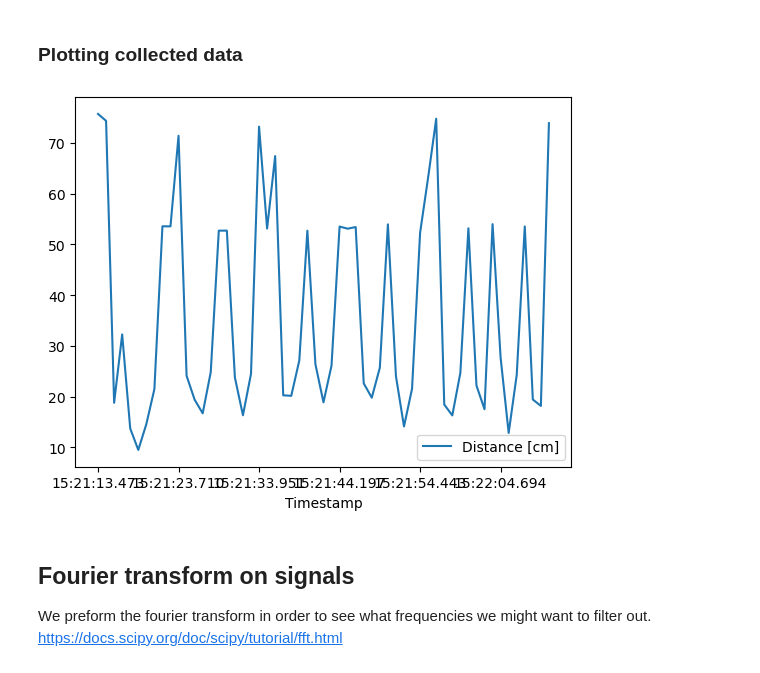
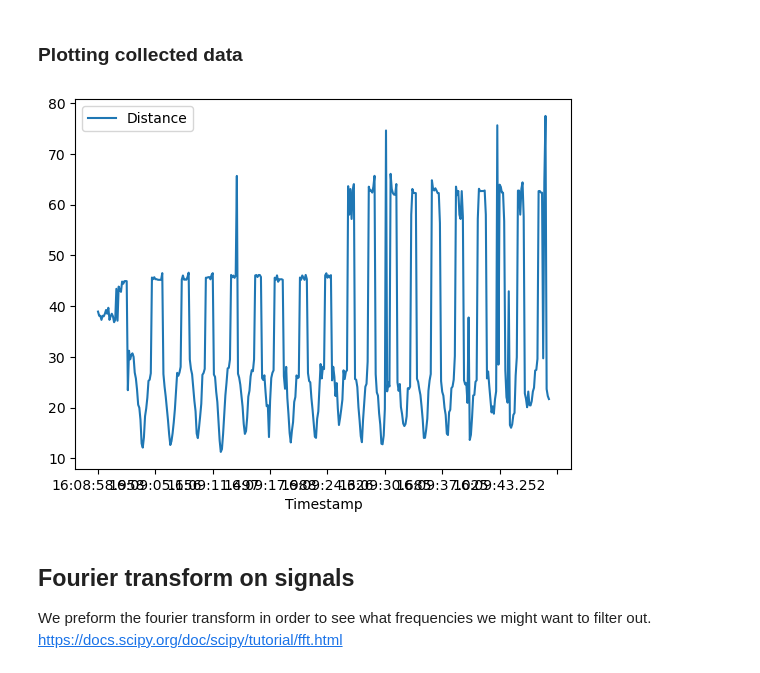
Before and after one commit to Husmarke/Kandidat-Cross-Country-Technique, a Jupyter notebook: kandidat_kod.ipynb, the cells around one changed output. Saved outputs shown, nothing was run; the diff lists cells and outputs as text; code cells hidden in the pictures.

Commit message:
Added data plotting

```diff
--- a/kandidat_kod.ipynb
+++ b/kandidat_kod.ipynb
@@ -28,10 +29,17 @@ log_df.to_csv('Logging/Log1.csv', index = None)
 # %% [markdown]
 ### Plotting collected data
 # %%
-log_df.plot(x='Timestamp', y='Distance [cm]', kind='line')
+# setting name of file to read
+file_name = 'serial_log2'
+# creating dataframe of file
+log_df = log_df = pd.read_csv(f"Logging/{file_name}.csv")
+# removing measurents errors
+log_df = log_df.drop(log_df[log_df.Distance > 90].index)
+# plotting data
+log_df.plot(x='Timestamp', y='Distance', kind='line')
 plt.show()
 # %% [output]
-[figure, old version]
+[figure, new version]
 # %% [markdown]
 ## Fourier transform on signals
 We preform the fourier transform in order to see what frequencies we might want to filter out.
```
Also changed, not shown: parts of 1 cell of this notebook, 6 other files.
